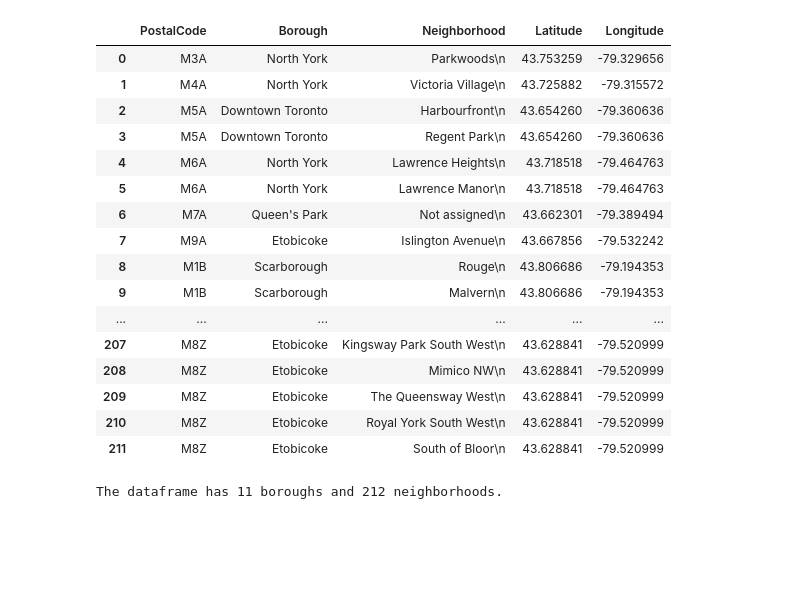
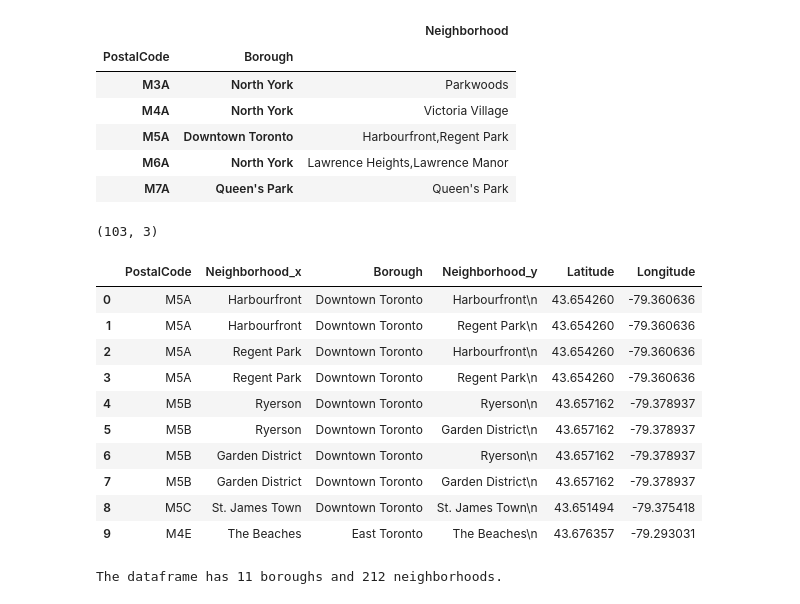
Before and after one commit to AmitDixit2019/Canada-City-Assignments, a Jupyter notebook: CanadaCity_Assignment3.ipynb, the cells around one changed output. Saved outputs shown, nothing was run; the diff lists cells and outputs as text; code cells hidden in the pictures; blank space fills up the shorter version.

```diff
--- a/CanadaCity_Assignment3.ipynb
+++ b/CanadaCity_Assignment3.ipynb
@@ -29,6 +29,9 @@ df1['PostalCode'] = PostalCode
 df1['Borough']= Borough
 df1['Neighborhood'] = Neighborhood
 
-df1
+df1[df1.columns] = df1.apply(lambda x: x.str.strip('\n'))
+df1.head()
+df1 = df1[df1.Borough!='Not assigned']
+df1.head()
 # %% [output]
 |  | PostalCode | Borough | Neighborhood |
@@ -51,0 +43,5 @@ df1
+# %%
+df1.set_index(['PostalCode','Borough'],inplace=True)
+res = df1.groupby(level=['PostalCode','Borough'], sort=False).agg( ','.join)
+res.dtypes
+res.reset_index()
@@ -51,0 +66,11 @@ df1
+# %%
+res.loc[res['Neighborhood'] =='Not assigned']=res[res['Neighborhood'] == 'Not assigned'].index.values[0][1]
+res.head()
+# %% [output]
+|  |  | Neighborhood |
+| PostalCode | Borough |  |
+| M3A | North York | Parkwoods |
+| M4A | North York | Victoria Village |
+| M5A | Downtown Toronto | Harbourfront,Regent Park |
+| M6A | North York | Lawrence Heights,Lawrence Manor |
+| M7A | Queen's Park | Queen's Park |
@@ -52,30 +79,31 @@ df1
+# %%
+df.shape
+# %% [output]
+(103, 3)
 # %%
 import csv
 
 
 lat_long_df = pd.read_csv("Geospatial_Coordinates.csv")
 
 
-result = pd.merge(df1, lat_long_df)
-result
+
+df1 = pd.merge(df1,result, on="PostalCode")
+
+df1 = df1[df1['Borough'].str.contains('Toronto')].reset_index(drop=True)
+df1.head(10)
 # %% [output]
-|  | PostalCode | Borough | Neighborhood | Latitude | Longitude |
-| 0 | M3A | North York | Parkwoods\n | 43.753259 | -79.329656 |
-| 1 | M4A | North York | Victoria Village\n | 43.725882 | -79.315572 |
-| 2 | M5A | Downtown Toronto | Harbourfront\n | 43.654260 | -79.360636 |
-| 3 | M5A | Downtown Toronto | Regent Park\n | 43.654260 | -79.360636 |
-| 4 | M6A | North York | Lawrence Heights\n | 43.718518 | -79.464763 |
-| 5 | M6A | North York | Lawrence Manor\n | 43.718518 | -79.464763 |
-| 6 | M7A | Queen's Park | Not assigned\n | 43.662301 | -79.389494 |
-| 7 | M9A | Etobicoke | Islington Avenue\n | 43.667856 | -79.532242 |
-| 8 | M1B | Scarborough | Rouge\n | 43.806686 | -79.194353 |
-| 9 | M1B | Scarborough | Malvern\n | 43.806686 | -79.194353 |
-| ... | ... | ... | ... | ... | ... |
-| 207 | M8Z | Etobicoke | Kingsway Park South West\n | 43.628841 | -79.520999 |
-| 208 | M8Z | Etobicoke | Mimico NW\n | 43.628841 | -79.520999 |
-| 209 | M8Z | Etobicoke | The Queensway West\n | 43.628841 | -79.520999 |
-| 210 | M8Z | Etobicoke | Royal York South West\n | 43.628841 | -79.520999 |
-| 211 | M8Z | Etobicoke | South of Bloor\n | 43.628841 | -79.520999 |
+|  | PostalCode | Neighborhood_x | Borough | Neighborhood_y | Latitude | Longitude |
+| 0 | M5A | Harbourfront | Downtown Toronto | Harbourfront\n | 43.654260 | -79.360636 |
+| 1 | M5A | Harbourfront | Downtown Toronto | Regent Park\n | 43.654260 | -79.360636 |
+| 2 | M5A | Regent Park | Downtown Toronto | Harbourfront\n | 43.654260 | -79.360636 |
+| 3 | M5A | Regent Park | Downtown Toronto | Regent Park\n | 43.654260 | -79.360636 |
+| 4 | M5B | Ryerson | Downtown Toronto | Ryerson\n | 43.657162 | -79.378937 |
+| 5 | M5B | Ryerson | Downtown Toronto | Garden District\n | 43.657162 | -79.378937 |
+| 6 | M5B | Garden District | Downtown Toronto | Ryerson\n | 43.657162 | -79.378937 |
+| 7 | M5B | Garden District | Downtown Toronto | Garden District\n | 43.657162 | -79.378937 |
+| 8 | M5C | St. James Town | Downtown Toronto | St. James Town\n | 43.651494 | -79.375418 |
+| 9 | M4E | The Beaches | East Toronto | The Beaches\n | 43.676357 | -79.293031 |
 # %%
 print('The dataframe has {} boroughs and {} neighborhoods.'.format(
         len(result['Borough'].unique()),
```
Also changed, not shown: parts of 3 cells of this notebook.
